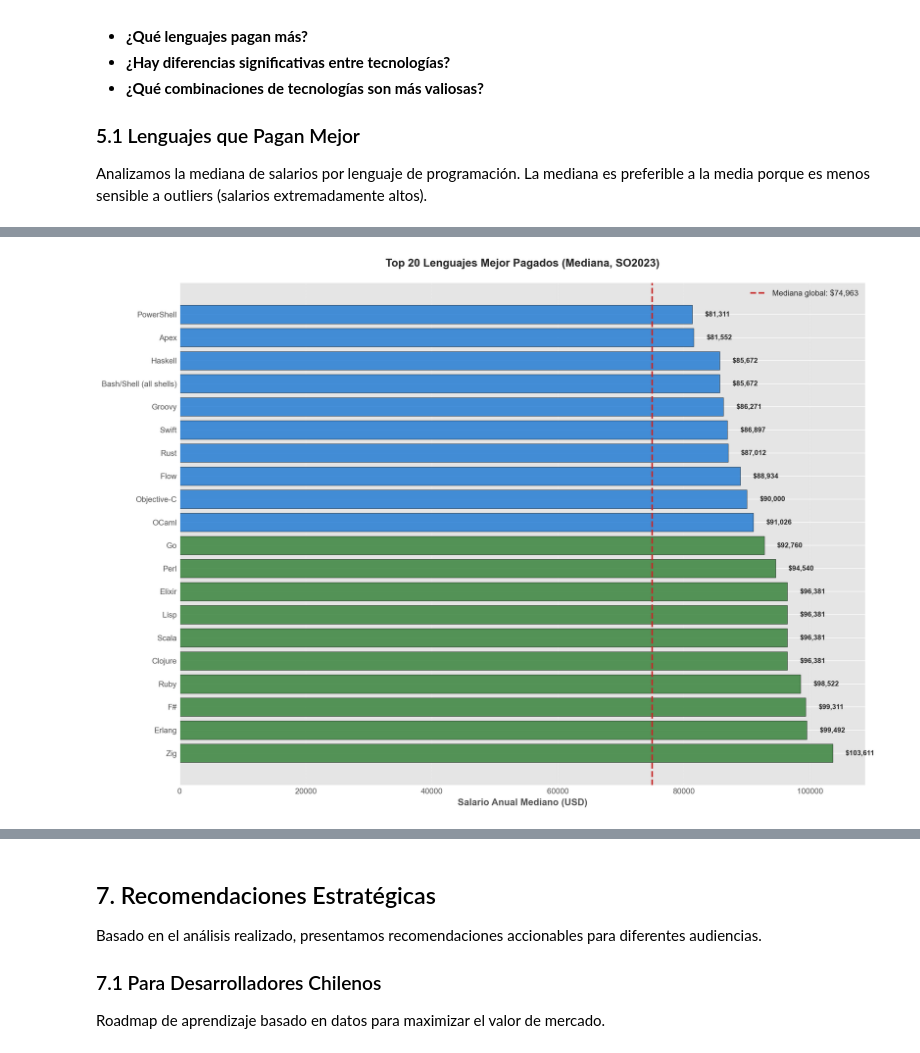
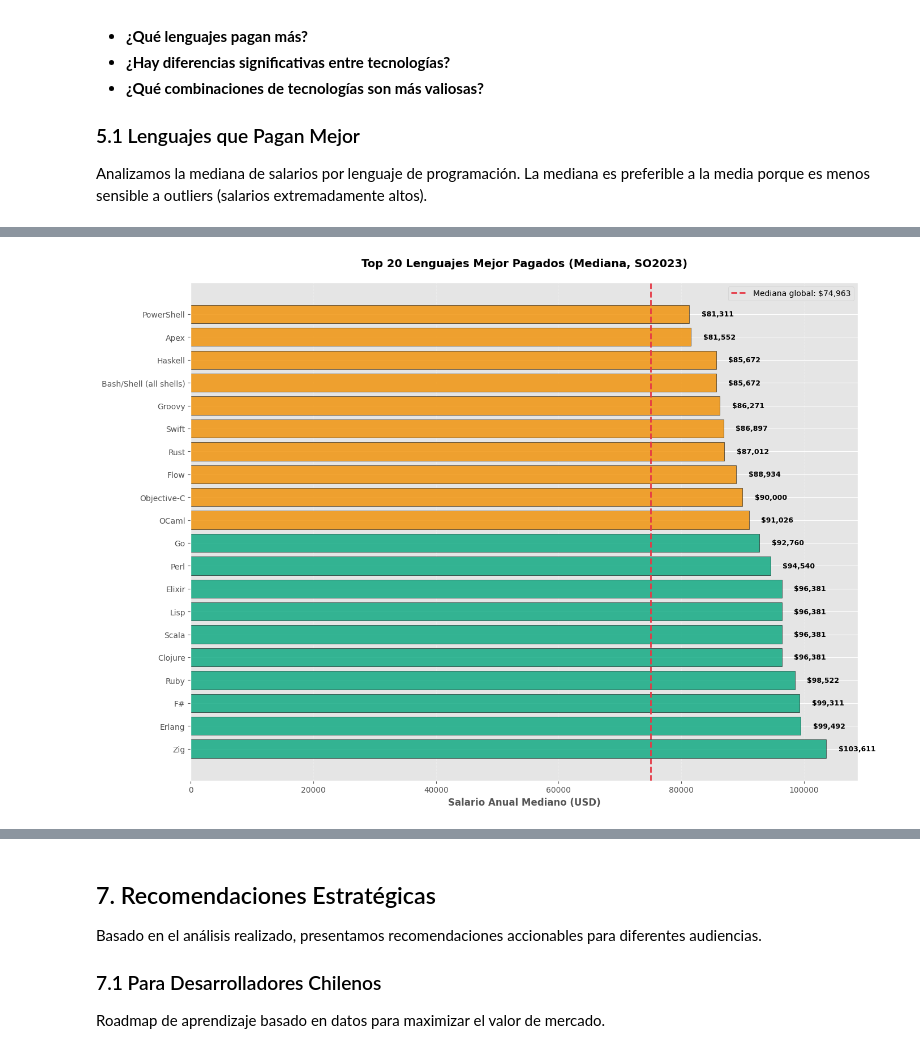
Before and after one commit to HecAguilaV/ML_Analisis_Ecosistema_Dev, a Jupyter notebook: notebooks/03_ecosystem_analysis.ipynb, the cells around one changed output, grey strips where cells are left out. Saved outputs shown, nothing was run; the diff lists cells and outputs as text; code cells hidden in the pictures.

```diff
--- a/notebooks/03_ecosystem_analysis.ipynb
+++ b/notebooks/03_ecosystem_analysis.ipynb
@@ -17,6 +27,7 @@ import matplotlib.pyplot as plt
 import seaborn as sns
 from pathlib import Path
 import warnings
+import numpy as np
 
 warnings.filterwarnings('ignore')
 
@@ -24,6 +35,13 @@ warnings.filterwarnings('ignore')
 plt.style.use('ggplot')
 sns.set_palette('husl')
 
+# Definir colores para visualizaciones (verde y naranja como principales)
+COLOR_PRIMARY = '#06A77D' # Verde principal (atractivo y moderno)
+COLOR_SECONDARY = '#F18F01' # Naranja secundario (acento vibrante)
+COLOR_SUCCESS = '#06A77D' # Verde para éxito/comparaciones positivas
+COLOR_ACCENT = '#F18F01' # Naranja para acentos/comparaciones
+COLOR_WARNING = '#E63946' # Rojo para advertencias/referencias
+
 # Rutas
 project_root = Path('..') if Path('..').joinpath('data').exists() else Path('.')
 reporting_dir = project_root / 'data' / '08_reporting'
@@ -429,6 +687,18 @@ Uno de los objetivos principales es entender qué tecnologías están asociadas
 
 Analizamos la mediana de salarios por lenguaje de programación. La mediana es preferible a la media porque es menos sensible a outliers (salarios extremadamente altos).
 # %%
+# Verificar y definir colores si no están definidos
+if 'COLOR_PRIMARY' not in globals():
+    COLOR_PRIMARY = '#06A77D'  # Verde principal
+if 'COLOR_SECONDARY' not in globals():
+    COLOR_SECONDARY = '#F18F01'  # Naranja secundario
+if 'COLOR_SUCCESS' not in globals():
+    COLOR_SUCCESS = '#2E86AB'  # Azul para éxito/comparaciones positivas
+if 'COLOR_ACCENT' not in globals():
+    COLOR_ACCENT = '#A23B72'  # Morado para acentos/comparaciones
+if 'COLOR_WARNING' not in globals():
+    COLOR_WARNING = '#F18F01'  # Naranja para advertencias (usado como línea de referencia)
+
 if not df_2023.empty and 'LanguageHaveWorkedWith' in df_2023.columns and 'ConvertedCompYearly' in df_2023.columns:
 
     # Filtrar datos válidos
@@ -463,16 +733,21 @@ if not df_2023.empty and 'LanguageHaveWorkedWith' in df_2023.columns and 'Conver
     print("\nTop 20 Lenguajes Mejor Pagados (Mediana):")
     print("-" * 80)
     for i, row in enumerate(top_20_paid.itertuples(), 1):
-        print(f"{i:2d}. {row.Language:25s} ${row.Median_Salary:8,.0f}  (n={row.Count:,})")
+        print(f"{i:2d}. {row.Language:25s} ${row.Median_Salary:8,.0f} (n={row.Count:,})")
 
     # Visualización
     fig, ax = plt.subplots(figsize=(14, 10))
 
-    colors = [COLOR_PRIMARY if sal > top_20_paid['Median_Salary'].median() else COLOR_SECONDARY
-              for sal in top_20_paid['Median_Salary']]
+    colors = [
+        COLOR_PRIMARY if sal > top_20_paid['Median_Salary'].median() else COLOR_SECONDARY
+        for sal in top_20_paid['Median_Salary']
+    ]
 
-    bars = ax.barh(range(len(top_20_paid)), top_20_paid['Median_Salary'],
-                   color=colors, alpha=0.8, edgecolor='black')
+    bars = ax.barh(
+        range(len(top_20_paid)),
+        top_20_paid['Median_Salary'],
+        color=colors, alpha=0.8, edgecolor='black'
+    )
 
     ax.set_yticks(range(len(top_20_paid)))
     ax.set_yticklabels(top_20_paid['Language'], fontsize=10)
@@ -483,23 +758,59 @@ if not df_2023.empty and 'LanguageHaveWorkedWith' in df_2023.columns and 'Conver
 
     # Añadir valores
     for i, (_bar, row) in enumerate(zip(bars, top_20_paid.itertuples(), strict=True)):
-        ax.text(row.Median_Salary + 2000, i, f'${row.Median_Salary:,.0f}',
-                va='center', fontsize=9, fontweight='bold')
+        ax.text(
+            row.Median_Salary + 2000, i, f'${row.Median_Salary:,.0f}',
+            va='center', fontsize=9, fontweight='bold'
+        )
     # Línea de referencia (mediana global)
     global_median = df_salary['ConvertedCompYearly'].median()
-    ax.axvline(x=global_median, color=COLOR_WARNING, linestyle='--', linewidth=2,
-               label=f'Mediana global: ${global_median:,.0f}')
-    ax.legend(fontsize=10)
+    _ = ax.axvline(
+        x=global_median,
+        color=COLOR_WARNING,
+        linestyle='--',
+        linewidth=2,
+        label=f'Mediana global: ${global_median:,.0f}'
+    )
+    _ = ax.legend(fontsize=10)
 
     plt.tight_layout()
-    plt.savefig(project_root / 'data' / '08_reporting' / 'top_paid_languages.png',
-                dpi=300, bbox_inches='tight')
+
+    # Guardar el gráfico primero (mismo patrón que las celdas que funcionan)
+    try:
+        # Verificar que reporting_dir esté definido
+        if 'reporting_dir' not in globals():
+            from pathlib import Path
+            if 'project_root' not in globals():
+                project_root = Path('..') if Path('..').joinpath('data').exists() else Path('.')
+            reporting_dir = project_root / 'data' / '08_reporting'
+
+        # Asegurar que el directorio existe
+        reporting_dir.mkdir(parents=True, exist_ok=True)
+        plt.savefig(reporting_dir / 'top_paid_languages.png',
+                    dpi=300, bbox_inches='tight')
+        print("\n Gráfico guardado: top_paid_languages.png")
+    except Exception as e:
+        print(f"\n Error al guardar el gráfico: {e}")
+
+    # Mostrar el gráfico (después de guardar, como en las otras celdas)
     plt.show()
 
-    print("\nGráfico guardado: top_paid_languages.png")
+    # Explicación del gráfico
+    print("\n" + "=" * 80)
+    print("EXPLICACIÓN DEL GRÁFICO: Top 20 Lenguajes Mejor Pagados")
+    print("=" * 80)
+    print(f"\nEste gráfico muestra los 20 lenguajes de programación con mayor salario mediano anual.")
+    print(f"Los lenguajes destacados en verde tienen salarios por encima de la mediana del top 20,")
+    print(f"mientras que los demás aparecen en naranja.")
+    print(f"La línea roja punteada indica la mediana salarial global para referencia.")
+    print(f"\nHallazgos clave:")
+    print(f" Lenguaje mejor pagado: {top_20_paid.iloc[0]['Language']} con ${top_20_paid.iloc[0]['Median_Salary']:,.0f} anuales")
+    print(f" Mediana global: ${global_median:,.0f} anuales")
+    print(f" Los lenguajes especializados (Rust, Scala, Go) tienden a tener mejores salarios")
+    print(f" El dominio de lenguajes de alto valor puede incrementar significativamente el salario")
     print("=" * 80)
 else:
-    print("⚠️  Columnas necesarias no disponibles")
+    print(" Columnas necesarias no disponibles")
 # %% [output]
 Lenguajes analizados (con ≥100 desarrolladores): 49
 
@@ -522 +832 @@ Top 20 Lenguajes Mejor Pagados (Mediana):
-[figure, old version]
+[figure, new version]
```
Also changed, not shown: parts of 19 cells of this notebook, 1 other file.
